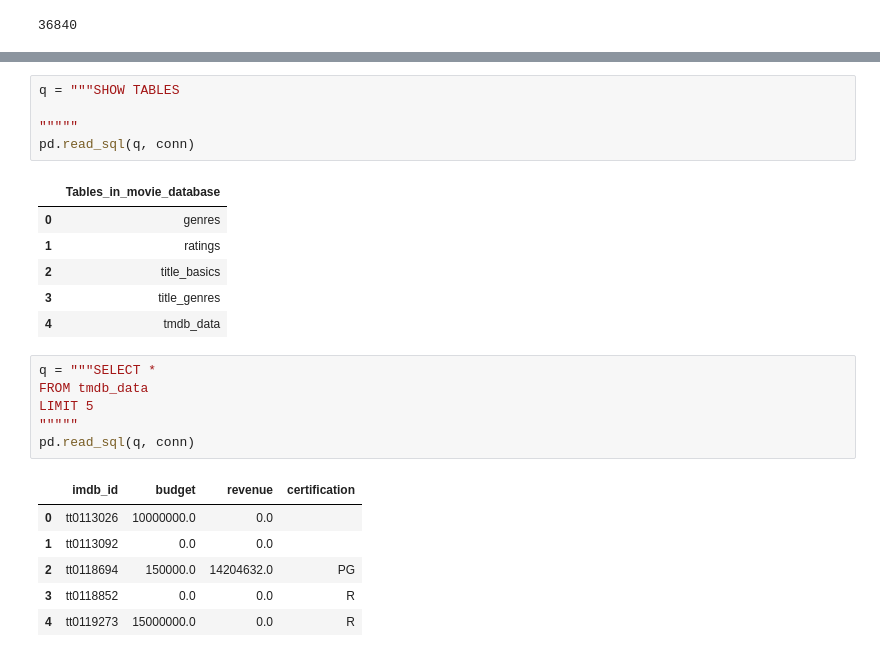
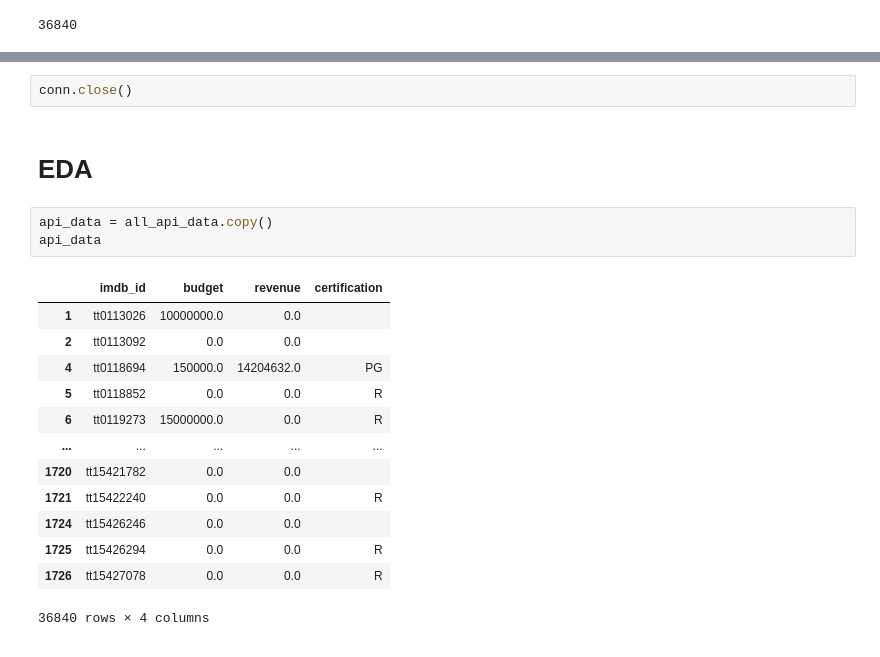
Before and after one commit to donmarcolaureano/Movie-Database, a Jupyter notebook: hypothesis_testing.ipynb, the cells around one changed output, grey strips where cells are left out. Cells and saved outputs as stored; diff of their text form.

```diff
--- a/hypothesis_testing.ipynb
+++ b/hypothesis_testing.ipynb
@@ -373,25 +358,21 @@ Do bigger budget movies generate more revenue?
-# %%
-q = """SHOW TABLES
-
-"""""
-pd.read_sql(q, conn)
-# %% [output]
-|  | Tables_in_movie_database |
-| 0 | genres |
-| 1 | ratings |
-| 2 | title_basics |
-| 3 | title_genres |
-| 4 | tmdb_data |
-# %%
-q = """SELECT *
-FROM tmdb_data
-LIMIT 5
-"""""
-pd.read_sql(q, conn)
-# %% [output]
-|  | imdb_id | budget | revenue | certification |
-| 0 | tt0113026 | 10000000.0 | 0.0 |  |
-| 1 | tt0113092 | 0.0 | 0.0 |  |
-| 2 | tt0118694 | 150000.0 | 14204632.0 | PG |
-| 3 | tt0118852 | 0.0 | 0.0 | R |
-| 4 | tt0119273 | 15000000.0 | 0.0 | R |
+# %%
+conn.close()
+# %% [markdown]
+# EDA
+# %%
+api_data = all_api_data.copy()
+api_data
+# %% [output]
+|  | imdb_id | budget | revenue | certification |
+| 1 | tt0113026 | 10000000.0 | 0.0 |  |
+| 2 | tt0113092 | 0.0 | 0.0 |  |
+| 4 | tt0118694 | 150000.0 | 14204632.0 | PG |
+| 5 | tt0118852 | 0.0 | 0.0 | R |
+| 6 | tt0119273 | 15000000.0 | 0.0 | R |
+| ... | ... | ... | ... | ... |
+| 1720 | tt15421782 | 0.0 | 0.0 |  |
+| 1721 | tt15422240 | 0.0 | 0.0 | R |
+| 1724 | tt15426246 | 0.0 | 0.0 |  |
+| 1725 | tt15426294 | 0.0 | 0.0 | R |
+| 1726 | tt15427078 | 0.0 | 0.0 | R |
+36840 rows × 4 columns
```
Also changed, not shown: parts of 22 cells of this notebook.
